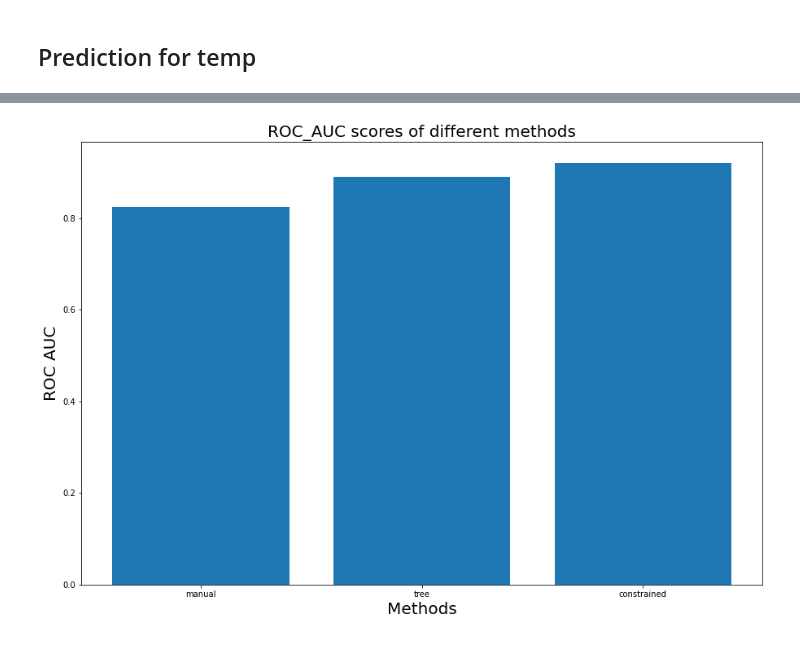
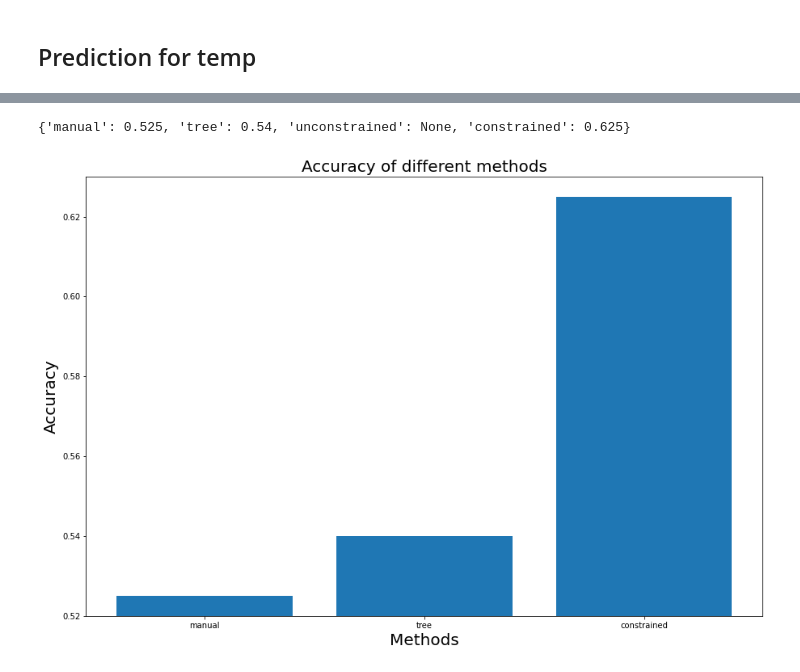
Before and after one commit to AAYamoldin/Methods-and-models-for-multivariate-data-analysis-2021-2022-ITMO_labs, a Jupyter notebook: Lab3/main_lab3.ipynb, the cells around one changed output, grey strips where cells are left out. Cells and saved outputs as stored; diff of their text form; code cells hidden in the pictures.

```diff
--- a/Lab3/main_lab3.ipynb
+++ b/Lab3/main_lab3.ipynb
@@ -746,12 +752,28 @@ plt.show()
 # %%
 plt.figure(figsize=(15, 10))
 x = ["manual", "tree", "constrained"]
-y = [0.8242023774658618, 0.8898068766957087, 0.9200255171923536]
+# y = [0.8242023774658618, 0.8898068766957087, 0.9200255171923536]
+y = data_accs.values
 plt.bar(x,y)
 plt.title('ROC_AUC scores of different methods', fontsize=20)
 plt.xlabel('Methods', fontsize=20)
 plt.ylabel('ROC AUC', fontsize=20)
-plt.savefig('ROC_AUC scores of different methods', bbox_inches='tight')
+plt.savefig('ROC_AUC scores of different methods_1', bbox_inches='tight')
 plt.show()
-# %% [output]
-[figure, removed]
+# %%
+data_accs
+# %% [output]
+{'manual': 0.525, 'tree': 0.54, 'unconstrained': None, 'constrained': 0.625}
+# %%
+plt.figure(figsize=(15, 10))
+x = ["manual", "tree", "constrained"]
+y = [0.525, 0.54, 0.625]
+plt.bar(x,y)
+plt.title('Accuracy of different methods', fontsize=20)
+plt.xlabel('Methods', fontsize=20)
+plt.ylabel('Accuracy', fontsize=20)
+plt.ylim(0.52,0.63)
+plt.savefig('acc scores of different methods_scale', bbox_inches='tight')
+plt.show()
+# %% [output]
+[figure, added]
```
Also changed, not shown: parts of 25 cells of this notebook, 18 other files.
